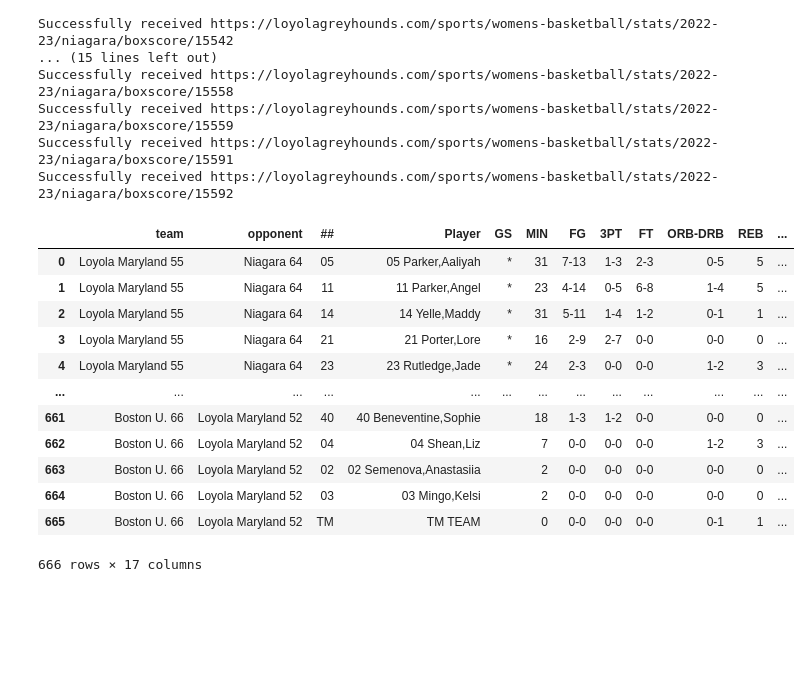
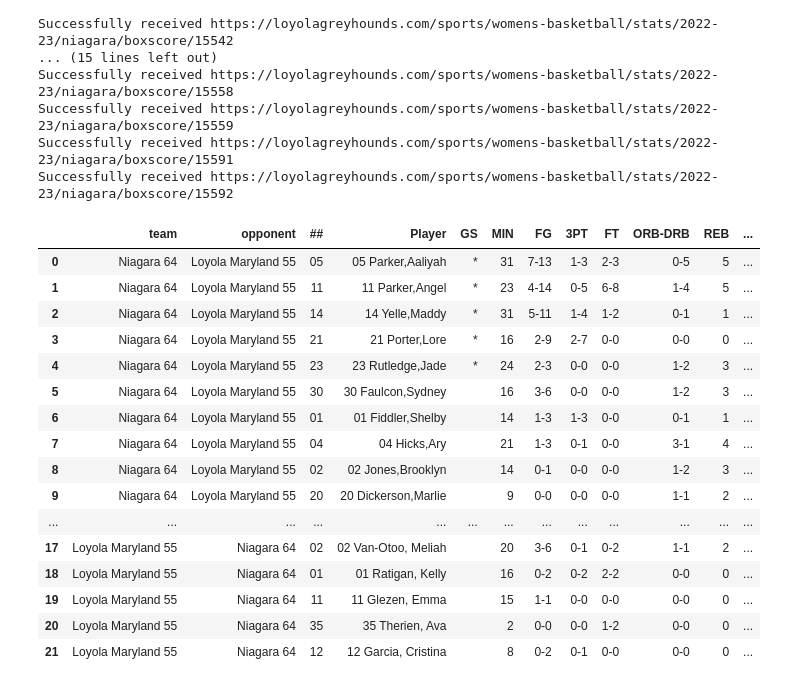
Before and after one commit to necmettinalver/US-Patriot-League, a Jupyter notebook: box_score_scraping.ipynb, the cells around one changed output. Drawn from its saved outputs; the diff is of its cells as text; code cells hidden in the pictures; blank space fills up the shorter version.

Commit message:
team and oppoment fixed

```diff
--- a/box_score_scraping.ipynb
+++ b/box_score_scraping.ipynb
@@ -42,8 +42,8 @@ for link in df_game_by_game['Link']:
 
     oppoment = team_panels[0]
     own= team_panels[1]
-    own_team_name = own.find('h3').text
-    oppoment_team_name = oppoment.find('h3').text
+    #own_team_name = own.find('h3').text
+    #oppoment_team_name = oppoment.find('h3').text
 
     """
     table = oppoment.find_all('table',class_="sidearm-table")[0] #for headers
@@ -60,10 +60,10 @@ for link in df_game_by_game['Link']:
         tbody = table.find('tbody')
         players = tbody.find_all('tr')
 
-        #team_name = team_panels[-i].find('h3').text
-        #oppoment_name = team_panels[-i+1].find('h3').text
+        team_name = team_panels[-i].find('h3').text
+        oppoment_name = team_panels[-i+1].find('h3').text
 
-        pre_data = [own_team_name,oppoment_team_name]
+        pre_data = [team_name,oppoment_name]
 
         for player in players:
             row = player.find_all('td')
@@ -101,20 +101,24 @@ Successfully received https://loyolagreyhounds.com/sports/womens-basketball/stat
 Successfully received https://loyolagreyhounds.com/sports/womens-basketball/stats/2022-23/niagara/boxscore/15591
 Successfully received https://loyolagreyhounds.com/sports/womens-basketball/stats/2022-23/niagara/boxscore/15592
 # %%
-df_box_score
+df_box_score[:22]
 # %% [output]
 |  | team | opponent | ## | Player | GS | MIN | FG | 3PT | FT | ORB-DRB | REB | ... |
-| 0 | Loyola Maryland 55 | Niagara 64 | 05 | 05 Parker,Aaliyah | * | 31 | 7-13 | 1-3 | 2-3 | 0-5 | 5 | ... |
-| 1 | Loyola Maryland 55 | Niagara 64 | 11 | 11 Parker,Angel | * | 23 | 4-14 | 0-5 | 6-8 | 1-4 | 5 | ... |
-| 2 | Loyola Maryland 55 | Niagara 64 | 14 | 14 Yelle,Maddy | * | 31 | 5-11 | 1-4 | 1-2 | 0-1 | 1 | ... |
-| 3 | Loyola Maryland 55 | Niagara 64 | 21 | 21 Porter,Lore | * | 16 | 2-9 | 2-7 | 0-0 | 0-0 | 0 | ... |
-| 4 | Loyola Maryland 55 | Niagara 64 | 23 | 23 Rutledge,Jade | * | 24 | 2-3 | 0-0 | 0-0 | 1-2 | 3 | ... |
+| 0 | Niagara 64 | Loyola Maryland 55 | 05 | 05 Parker,Aaliyah | * | 31 | 7-13 | 1-3 | 2-3 | 0-5 | 5 | ... |
+| 1 | Niagara 64 | Loyola Maryland 55 | 11 | 11 Parker,Angel | * | 23 | 4-14 | 0-5 | 6-8 | 1-4 | 5 | ... |
+| 2 | Niagara 64 | Loyola Maryland 55 | 14 | 14 Yelle,Maddy | * | 31 | 5-11 | 1-4 | 1-2 | 0-1 | 1 | ... |
+| 3 | Niagara 64 | Loyola Maryland 55 | 21 | 21 Porter,Lore | * | 16 | 2-9 | 2-7 | 0-0 | 0-0 | 0 | ... |
+| 4 | Niagara 64 | Loyola Maryland 55 | 23 | 23 Rutledge,Jade | * | 24 | 2-3 | 0-0 | 0-0 | 1-2 | 3 | ... |
+| 5 | Niagara 64 | Loyola Maryland 55 | 30 | 30 Faulcon,Sydney |  | 16 | 3-6 | 0-0 | 0-0 | 1-2 | 3 | ... |
+| 6 | Niagara 64 | Loyola Maryland 55 | 01 | 01 Fiddler,Shelby |  | 14 | 1-3 | 1-3 | 0-0 | 0-1 | 1 | ... |
+| 7 | Niagara 64 | Loyola Maryland 55 | 04 | 04 Hicks,Ary |  | 21 | 1-3 | 0-1 | 0-0 | 3-1 | 4 | ... |
+| 8 | Niagara 64 | Loyola Maryland 55 | 02 | 02 Jones,Brooklyn |  | 14 | 0-1 | 0-0 | 0-0 | 1-2 | 3 | ... |
+| 9 | Niagara 64 | Loyola Maryland 55 | 20 | 20 Dickerson,Marlie |  | 9 | 0-0 | 0-0 | 0-0 | 1-1 | 2 | ... |
 | ... | ... | ... | ... | ... | ... | ... | ... | ... | ... | ... | ... | ... |
-| 661 | Boston U. 66 | Loyola Maryland 52 | 40 | 40 Beneventine,Sophie |  | 18 | 1-3 | 1-2 | 0-0 | 0-0 | 0 | ... |
-| 662 | Boston U. 66 | Loyola Maryland 52 | 04 | 04 Shean,Liz |  | 7 | 0-0 | 0-0 | 0-0 | 1-2 | 3 | ... |
-| 663 | Boston U. 66 | Loyola Maryland 52 | 02 | 02 Semenova,Anastasiia |  | 2 | 0-0 | 0-0 | 0-0 | 0-0 | 0 | ... |
-| 664 | Boston U. 66 | Loyola Maryland 52 | 03 | 03 Mingo,Kelsi |  | 2 | 0-0 | 0-0 | 0-0 | 0-0 | 0 | ... |
-| 665 | Boston U. 66 | Loyola Maryland 52 | TM | TM TEAM |  | 0 | 0-0 | 0-0 | 0-0 | 0-1 | 1 | ... |
+| 17 | Loyola Maryland 55 | Niagara 64 | 02 | 02 Van-Otoo, Meliah |  | 20 | 3-6 | 0-1 | 0-2 | 1-1 | 2 | ... |
+| 18 | Loyola Maryland 55 | Niagara 64 | 01 | 01 Ratigan, Kelly |  | 16 | 0-2 | 0-2 | 2-2 | 0-0 | 0 | ... |
+| 19 | Loyola Maryland 55 | Niagara 64 | 11 | 11 Glezen, Emma |  | 15 | 1-1 | 0-0 | 0-0 | 0-0 | 0 | ... |
+| 20 | Loyola Maryland 55 | Niagara 64 | 35 | 35 Therien, Ava |  | 2 | 0-0 | 0-0 | 1-2 | 0-0 | 0 | ... |
+| 21 | Loyola Maryland 55 | Niagara 64 | 12 | 12 Garcia, Cristina |  | 8 | 0-2 | 0-1 | 0-0 | 0-0 | 0 | ... |
-666 rows × 17 columns
 # %%
 df_box_score.to_csv('box_score.csv',index=False)
```
Also changed, not shown: 1 other file.
